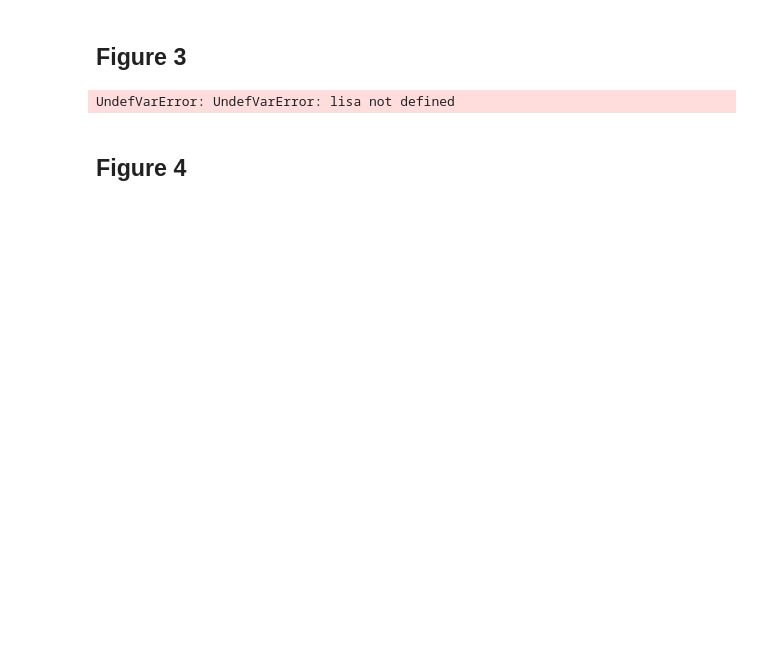
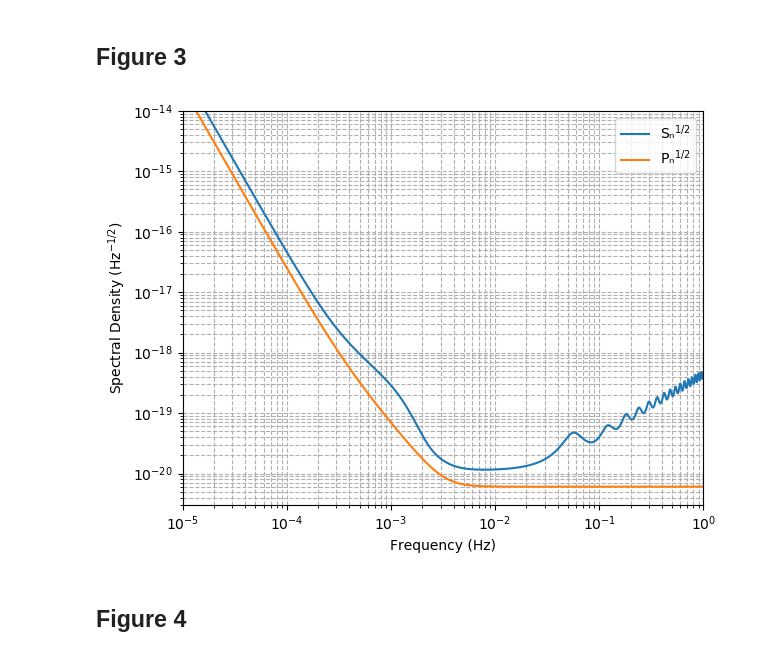
Before and after one commit to zuchengchen/GWSC.jl, a Jupyter notebook: examples/LISA.ipynb, the cells around one changed output. Cells and saved outputs as stored; diff of their text form; code cells hidden in the pictures; blank space fills up the shorter version.

```diff
--- a/examples/LISA.ipynb
+++ b/examples/LISA.ipynb
@@ -33,9 +27,9 @@ UndefVarError: UndefVarError: lisa not defined
 # %% [markdown]
 ## Figure 3
 # %%
-plotSpectralDensity(lisa, plotPn=true)
+plotSpectralDensity(lisa, plotPnQ=true)
 # %% [output]
-UndefVarError: UndefVarError: lisa not defined
+[figure, added]
 # %% [markdown]
 ## Figure 4
 # %%
```
Also changed, not shown: parts of 5 cells of this notebook, 5 other files.
